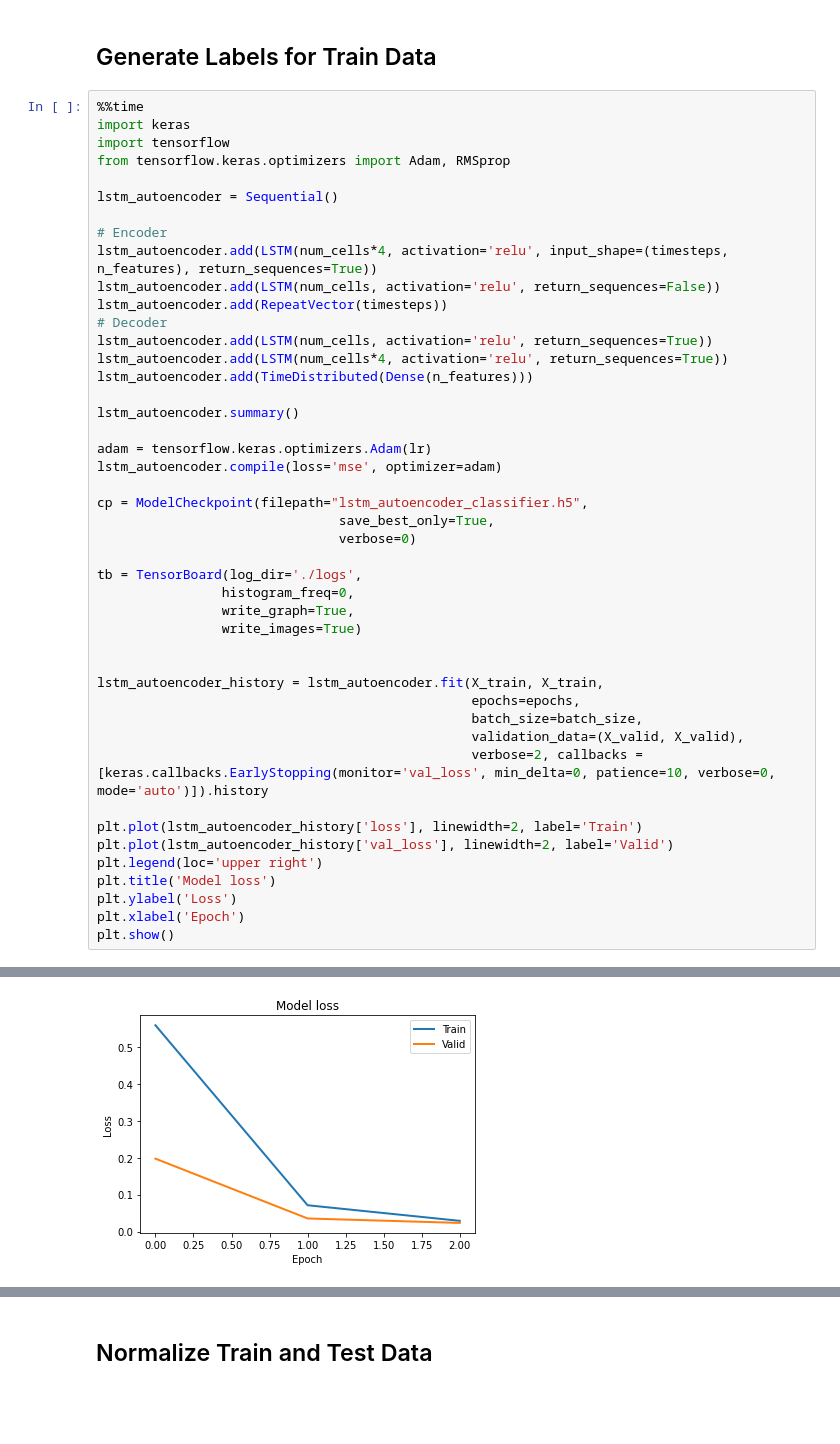
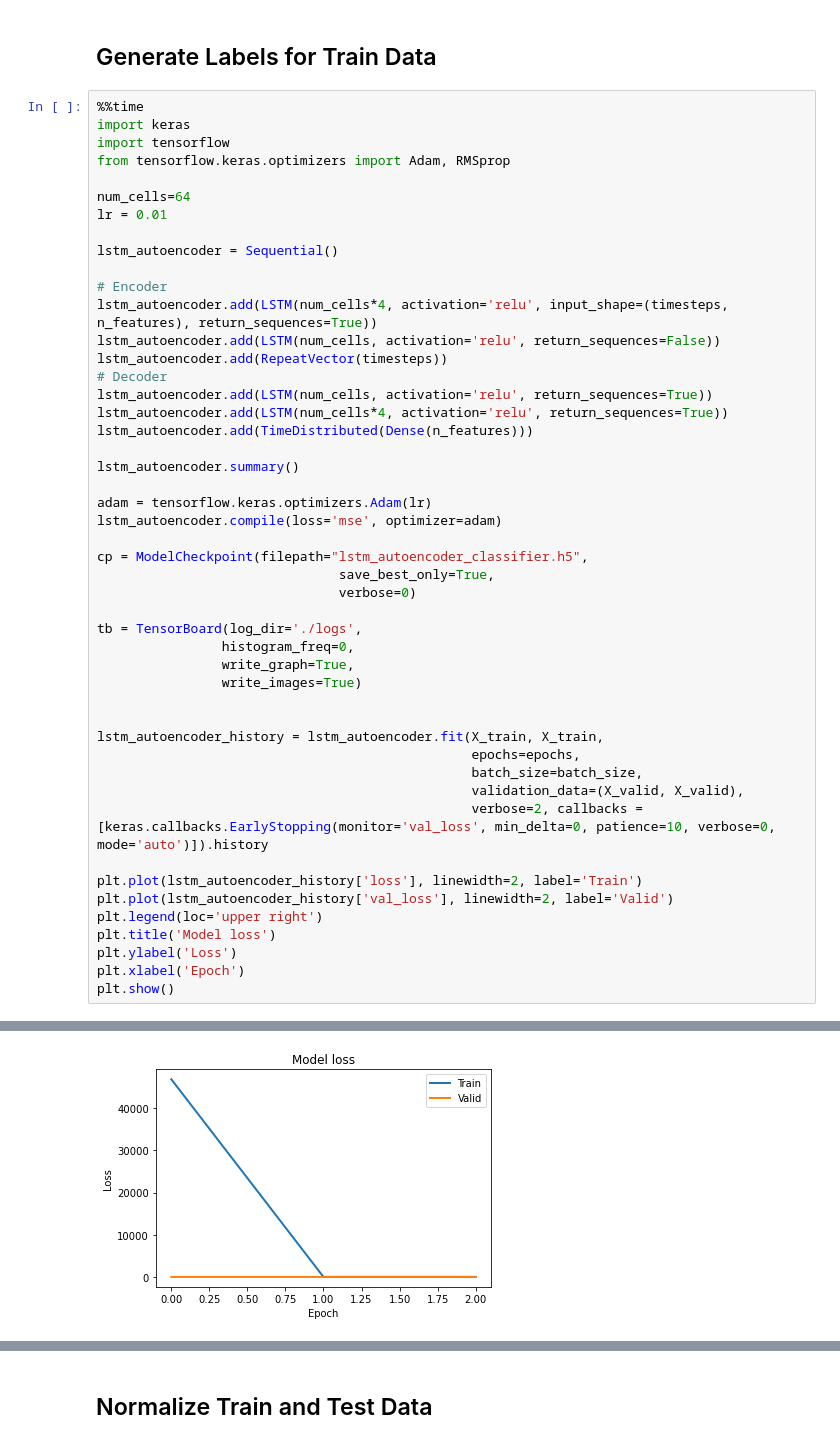
Before and after one commit to Mahmod-Ashraf/Forecasting_Anomaly_Detection_Auto_LSTM, a Jupyter notebook: Anomaly_detection/LSTM_Autoencorder.ipynb, the cells around one changed output, grey strips where cells are left out. Cells and saved outputs as stored; diff of their text form; blank space fills up the shorter version.

```diff
--- a/Anomaly_detection/LSTM_Autoencorder.ipynb
+++ b/Anomaly_detection/LSTM_Autoencorder.ipynb
@@ -365,6 +251,9 @@ Predicting...
 import keras
 import tensorflow
 from tensorflow.keras.optimizers import Adam, RMSprop
+
+num_cells=64
+lr = 0.01
 
 lstm_autoencoder = Sequential()
 
@@ -426 +315 @@ Epoch 3/3
-[figure, old version]
+[figure, new version]
```
Also changed, not shown: parts of 6 cells of this notebook, 4 other files.
